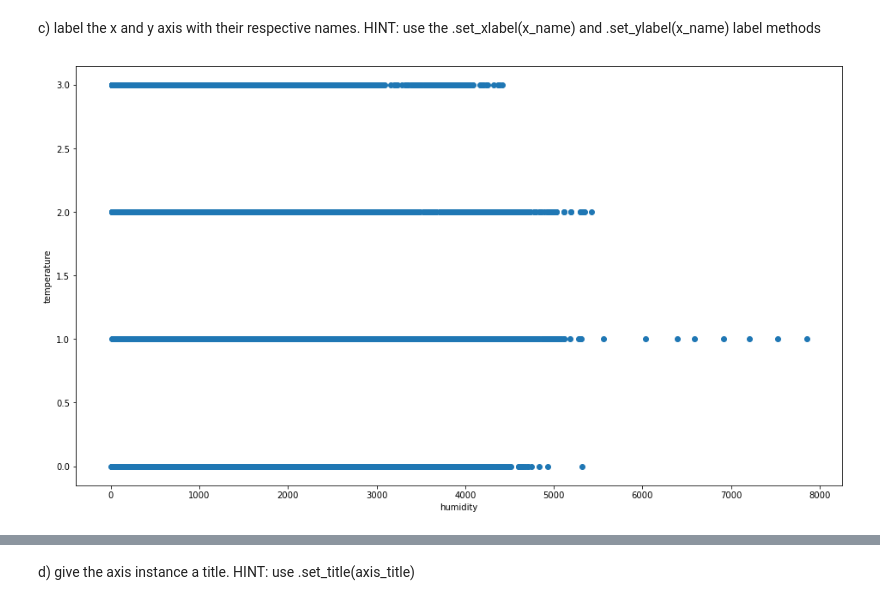
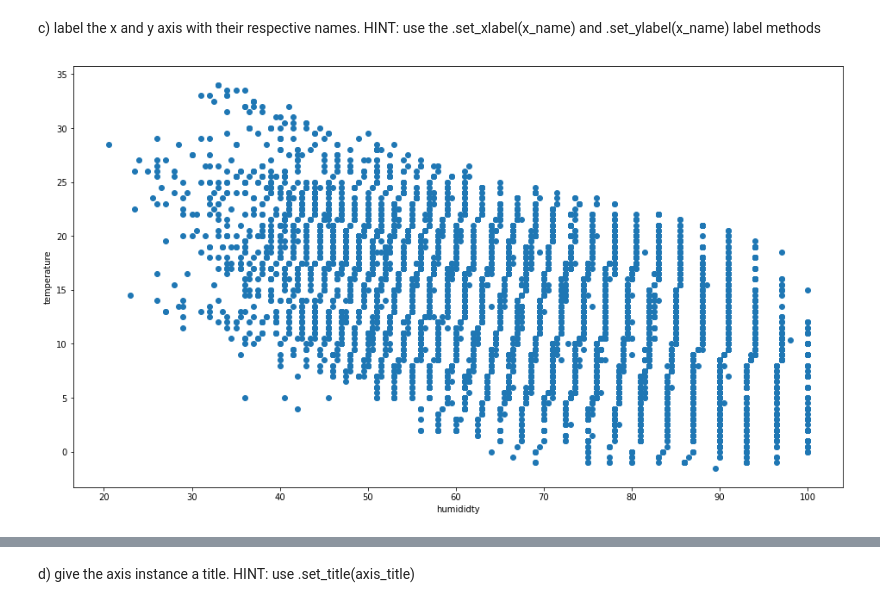
Before and after one commit to ramiejleh/ReDi_DataAnalytics_Repo, a Jupyter notebook: Homework/Phuong/lesson05/exercises/exercises_visualisation-Phuong.ipynb, the cells around one changed output, grey strips where cells are left out. Cells and saved outputs as stored; diff of their text form; code cells hidden in the pictures.

```diff
--- a/Homework/Phuong/lesson05/exercises/exercises_visualisation-Phuong.ipynb
+++ b/Homework/Phuong/lesson05/exercises/exercises_visualisation-Phuong.ipynb
@@ -61,9 +63,10 @@ plt.scatter(x=bikes.hum, y=bikes.t1)
 # %% [markdown]
 c) label the x and y axis with their respective names. HINT: use the .set_xlabel(x_name) and .set_ylabel(x_name) label methods
 # %%
-plt.scatter(x=bikes.cnt, y=bikes.season)
+plt.figure()
+plt.scatter(x=bikes["hum"], y=bikes["t1"])
 plt.ylabel("temperature")
-plt.xlabel("humidity")
+plt.xlabel("humididty")
 plt.show()
 # %% [output]
-[figure, old version]
+[figure, new version]
```
Also changed, not shown: parts of 11 cells of this notebook, 6 other files.
